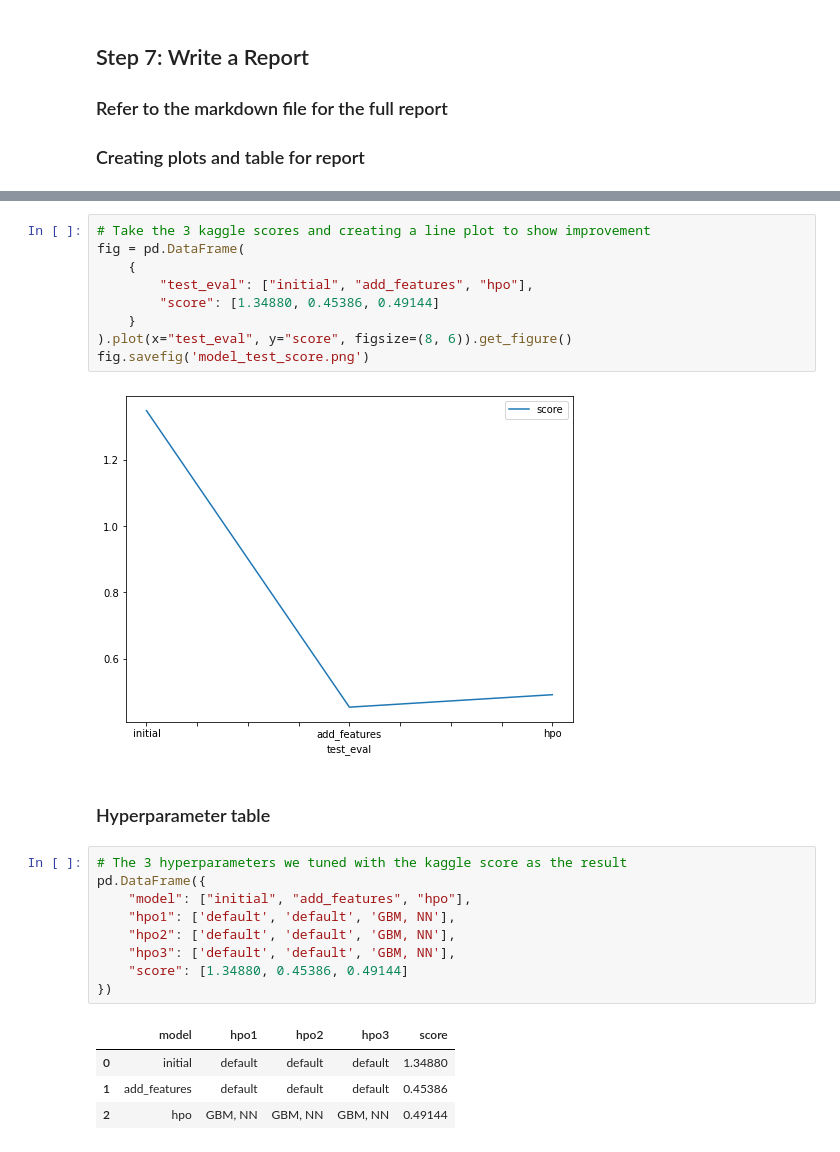
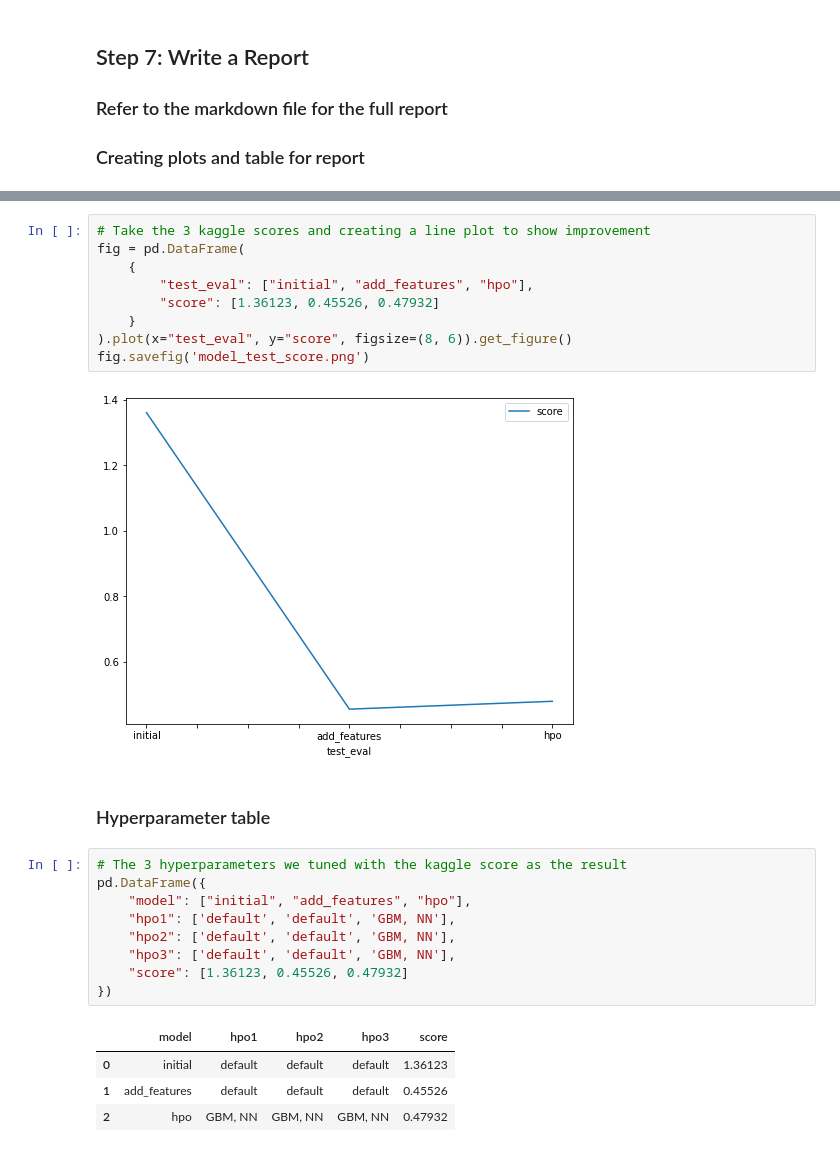
Before and after one commit to alathiya/Bike-Sharing-Pattern, a Jupyter notebook: project_template.ipynb, the cells around one changed output, grey strips where cells are left out. Drawn from its saved outputs; the diff is of its cells as text.

```diff
--- a/project_template.ipynb
+++ b/project_template.ipynb
@@ -851,14 +839,14 @@ fig.savefig('model_train_score.png')
 # %%
 # Take the 3 kaggle scores and creating a line plot to show improvement
 fig = pd.DataFrame(
     {
         "test_eval": ["initial", "add_features", "hpo"],
-        "score": [1.34880, 0.45386, 0.49144]
+        "score": [1.36123, 0.45526, 0.47932]
     }
 ).plot(x="test_eval", y="score", figsize=(8, 6)).get_figure()
 fig.savefig('model_test_score.png')
 # %% [output]
-[figure, old version]
+[figure, new version]
 # %% [markdown]
 ### Hyperparameter table
 # %%
@@ -868,10 +856,10 @@ pd.DataFrame({
     "hpo1": ['default', 'default', 'GBM, NN'],
     "hpo2": ['default', 'default', 'GBM, NN'],
     "hpo3": ['default', 'default', 'GBM, NN'],
-    "score": [1.34880, 0.45386, 0.49144]
+    "score": [1.36123, 0.45526, 0.47932]
 })
 # %% [output]
 |  | model | hpo1 | hpo2 | hpo3 | score |
-| 0 | initial | default | default | default | 1.34880 |
-| 1 | add_features | default | default | default | 0.45386 |
-| 2 | hpo | GBM, NN | GBM, NN | GBM, NN | 0.49144 |
+| 0 | initial | default | default | default | 1.36123 |
+| 1 | add_features | default | default | default | 0.45526 |
+| 2 | hpo | GBM, NN | GBM, NN | GBM, NN | 0.47932 |
```
Also changed, not shown: parts of 23 cells of this notebook.
